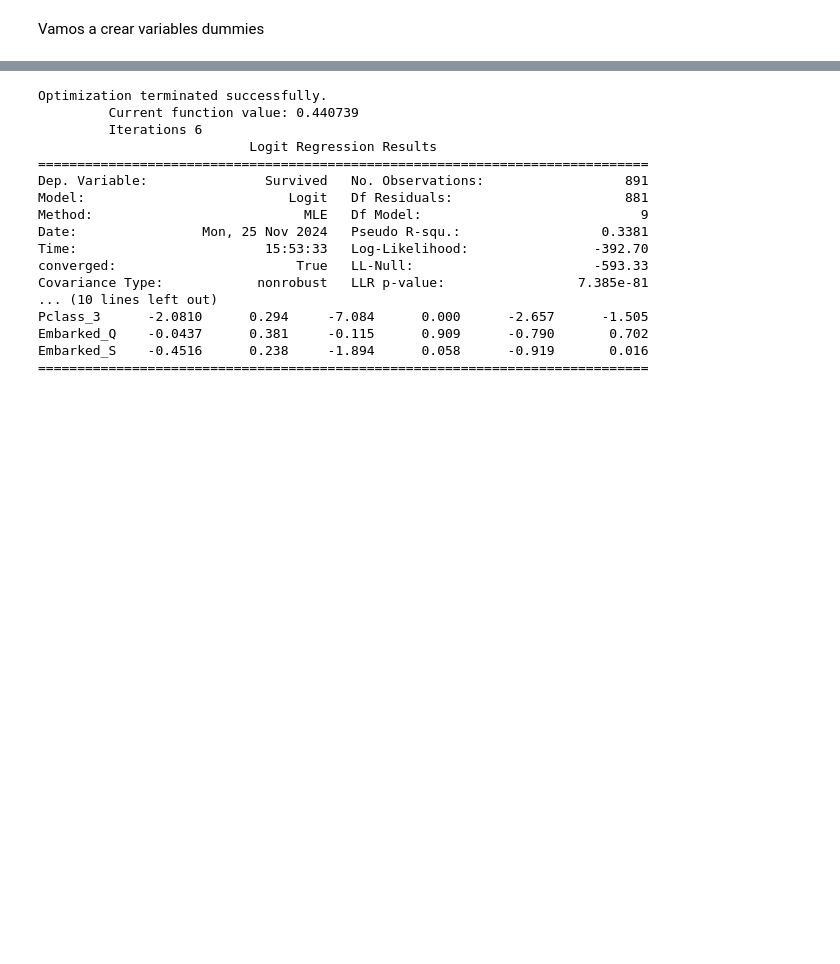
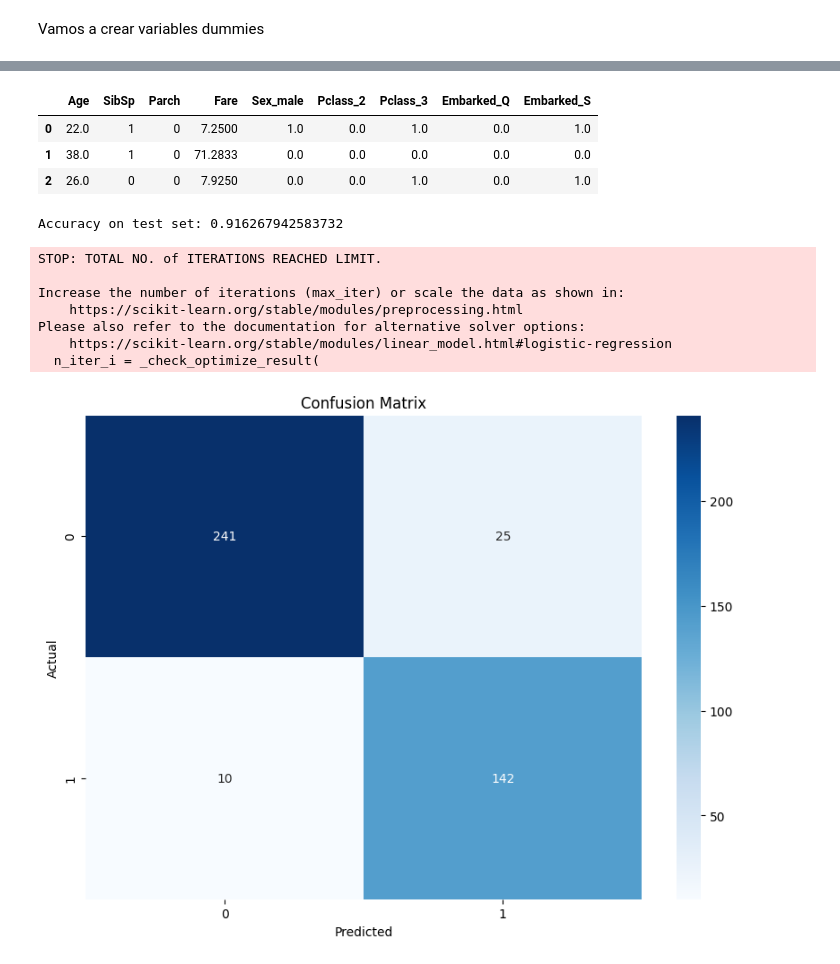
Before and after one commit to loreto73/Titanic, a Jupyter notebook: regresion_log.ipynb, the cells around one changed output, grey strips where cells are left out. Cells and saved outputs as stored; diff of their text form; code cells hidden in the pictures; blank space fills up the shorter version.

```diff
--- a/regresion_log.ipynb
+++ b/regresion_log.ipynb
@@ -142,26 +216,0 @@ y_test = model.predict(X_test)
-# %%
-# Creación del modelo utilizando matrices como en scikitlearn
-# ==============================================================================
-# A la matriz de predictores se le tiene que añadir una columna de 1s para el intercept del modelo
-X_train = sm.add_constant(X_train, prepend=True)
-modelo = sm.Logit(endog=y_train, exog=X_train,)
-modelo = modelo.fit()
-print(modelo.summary())
-# %% [output]
-Optimization terminated successfully.
-         Current function value: 0.440739
-         Iterations 6
-                           Logit Regression Results
-==============================================================================
-Dep. Variable:               Survived   No. Observations:                  891
-Model:                          Logit   Df Residuals:                      881
-Method:                           MLE   Df Model:                            9
-Date:                Mon, 25 Nov 2024   Pseudo R-squ.:                  0.3381
-Time:                        15:53:33   Log-Likelihood:                -392.70
-converged:                       True   LL-Null:                       -593.33
-Covariance Type:            nonrobust   LLR p-value:                 7.385e-81
-... (10 lines left out)
-Pclass_3      -2.0810      0.294     -7.084      0.000      -2.657      -1.505
-Embarked_Q    -0.0437      0.381     -0.115      0.909      -0.790       0.702
-Embarked_S    -0.4516      0.238     -1.894      0.058      -0.919       0.016
-==============================================================================
@@ -174,2 +216,0 @@ y_test = pd.concat([test["PassengerId"], y_test], axis=1)
-# %%
-y_test["PassengerId"] = y_test["PassengerId"].astype(int)
@@ -177,0 +217,9 @@ y_test.to_csv('regresion_log.csv', index=False)
+# %%
+X_train.head(3)
+# %% [output]
+|  | Age | SibSp | Parch | Fare | Sex_male | Pclass_2 | Pclass_3 | Embarked_Q | Embarked_S |
+| 0 | 22.0 | 1 | 0 | 7.2500 | 1.0 | 0.0 | 1.0 | 0.0 | 1.0 |
+| 1 | 38.0 | 1 | 0 | 71.2833 | 0.0 | 0.0 | 0.0 | 0.0 | 0.0 |
+| 2 | 26.0 | 0 | 0 | 7.9250 | 0.0 | 0.0 | 1.0 | 0.0 | 1.0 |
+# %%
+X_test = X_test[["Age", "SibSp", "Parch", "Fare", "Sex_male", "Pclass_2", "Pclass_3", "Embarked_Q", "Embarked_S"]]
@@ -177,0 +230,41 @@ y_test.to_csv('regresion_log.csv', index=False)
+# %%
+smote = SMOTE()
+X_train_balanced, Y_train_balanced = smote.fit_resample(X_train, Y_train)
+# %%
+X_train_balanced = X_train_balanced[["Age", "SibSp", "Parch", "Fare", "Sex_male", "Pclass_2", "Pclass_3", "Embarked_Q", "Embarked_S"]]
+# %%
+# Definir el modelo cuadrático
+model = Pipeline([
+    ('poly', PolynomialFeatures(degree=2, include_bias=False, interaction_only=False)),
+    ('logistic', LogisticRegression())
+])
+
+# Entrenar el modelo con el conjunto de entrenamiento completo
+model.fit(X_train_balanced, Y_train_balanced)
+
+# Evaluar el modelo con el conjunto de test
+Y_pred = model.predict(X_test)
+accuracy = accuracy_score(y_test, Y_pred)
+
+print(f'Accuracy on test set: {accuracy}')
+
+# Generar la matriz de confusión
+conf_matrix = confusion_matrix(y_test, Y_pred)
+
+# Graficar la matriz de confusión
+plt.figure(figsize=(10, 7))
+sns.heatmap(conf_matrix, annot=True, fmt='d', cmap='Blues')
+plt.xlabel('Predicted')
+plt.ylabel('Actual')
+plt.title('Confusion Matrix')
+plt.show()
+# %% [output]
+Accuracy on test set: 0.916267942583732
+STOP: TOTAL NO. of ITERATIONS REACHED LIMIT.
+
+Increase the number of iterations (max_iter) or scale the data as shown in:
+    https://scikit-learn.org/stable/modules/preprocessing.html
+Please also refer to the documentation for alternative solver options:
+    https://scikit-learn.org/stable/modules/linear_model.html#logistic-regression
+  n_iter_i = _check_optimize_result(
+[figure, added]
```
Also changed, not shown: parts of 26 cells of this notebook, 2 other files.
